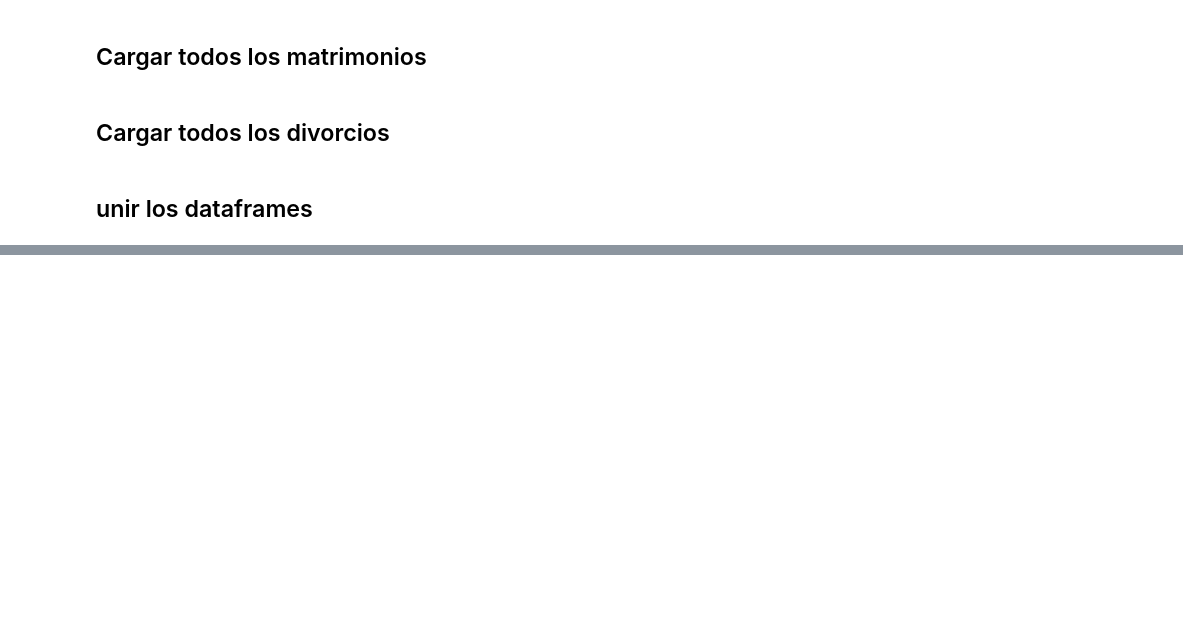
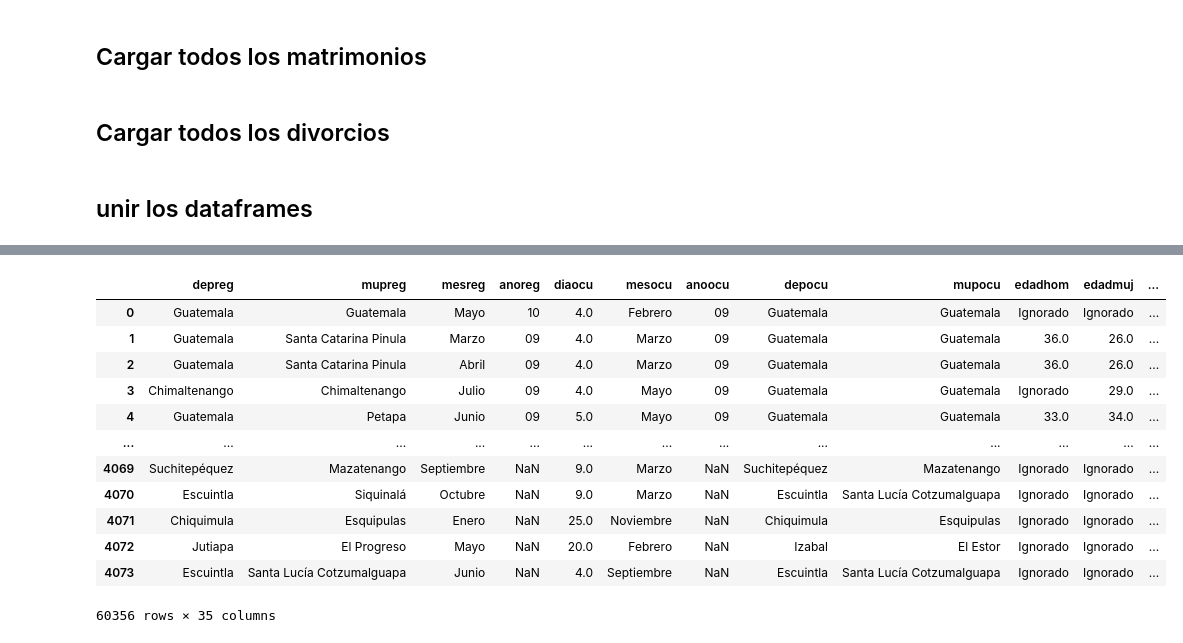
Before and after one commit to Mar19845/Proyecto_Mineria, a Jupyter notebook: Archivos/Pruebas.ipynb, the cells around one changed output, grey strips where cells are left out. Saved outputs shown, nothing was run; the diff lists cells and outputs as text; code cells hidden in the pictures; blank space fills up the shorter version.

```diff
--- a/Archivos/Pruebas.ipynb
+++ b/Archivos/Pruebas.ipynb
@@ -1,5 +1,7 @@
 # %%
 import pandas as pd
+# %%
+pd.set_option("display.max_columns", None)
 # %% [markdown]
 ## Cargar todos los matrimonios
 # %%
@@ -61,0 +76,16 @@ Index(['depreg', 'mupreg', 'mesreg', 'anoreg', 'diaocu', 'mesocu', 'anoocu',
+# %%
+df_divorcios
+# %% [output]
+|  | depreg | mupreg | mesreg | anoreg | diaocu | mesocu | anoocu | depocu | mupocu | edadhom | edadmuj | ... |
+| 0 | Guatemala | Guatemala | Mayo | 10 | 4.0 | Febrero | 09 | Guatemala | Guatemala | Ignorado | Ignorado | ... |
+| 1 | Guatemala | Santa Catarina Pinula | Marzo | 09 | 4.0 | Marzo | 09 | Guatemala | Guatemala | 36.0 | 26.0 | ... |
+| 2 | Guatemala | Santa Catarina Pinula | Abril | 09 | 4.0 | Marzo | 09 | Guatemala | Guatemala | 36.0 | 26.0 | ... |
+| 3 | Chimaltenango | Chimaltenango | Julio | 09 | 4.0 | Mayo | 09 | Guatemala | Guatemala | Ignorado | 29.0 | ... |
+| 4 | Guatemala | Petapa | Junio | 09 | 5.0 | Mayo | 09 | Guatemala | Guatemala | 33.0 | 34.0 | ... |
+| ... | ... | ... | ... | ... | ... | ... | ... | ... | ... | ... | ... | ... |
+| 4069 | Suchitepéquez | Mazatenango | Septiembre | NaN | 9.0 | Marzo | NaN | Suchitepéquez | Mazatenango | Ignorado | Ignorado | ... |
+| 4070 | Escuintla | Siquinalá | Octubre | NaN | 9.0 | Marzo | NaN | Escuintla | Santa Lucía Cotzumalguapa | Ignorado | Ignorado | ... |
+| 4071 | Chiquimula | Esquipulas | Enero | NaN | 25.0 | Noviembre | NaN | Chiquimula | Esquipulas | Ignorado | Ignorado | ... |
+| 4072 | Jutiapa | El Progreso | Mayo | NaN | 20.0 | Febrero | NaN | Izabal | El Estor | Ignorado | Ignorado | ... |
+| 4073 | Escuintla | Santa Lucía Cotzumalguapa | Junio | NaN | 4.0 | Septiembre | NaN | Escuintla | Santa Lucía Cotzumalguapa | Ignorado | Ignorado | ... |
+60356 rows × 35 columns
```
Also changed, not shown: parts of 4 cells of this notebook, 1 other file.
